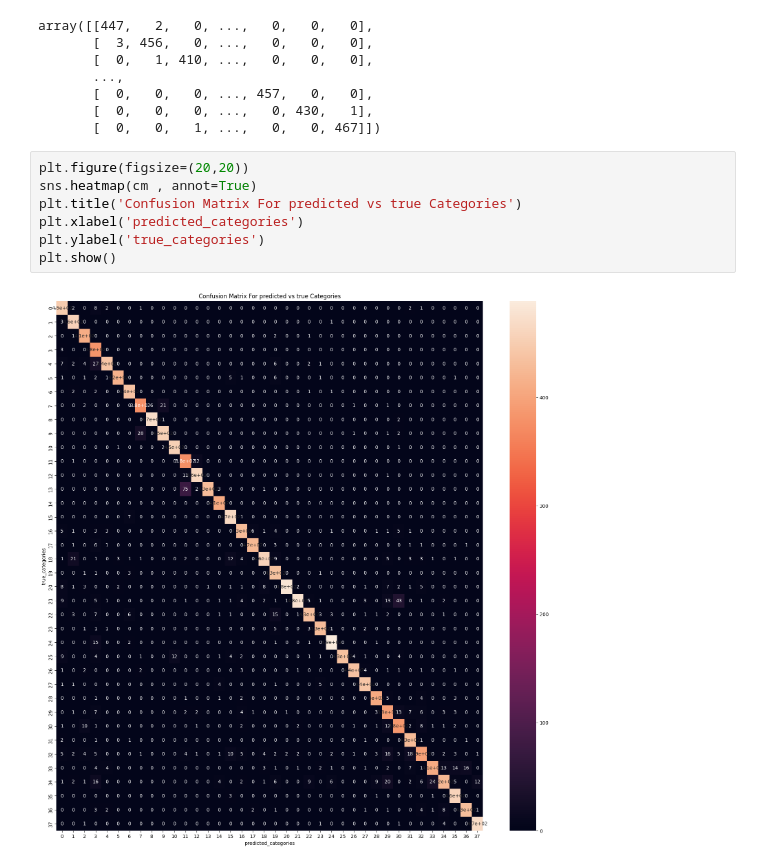
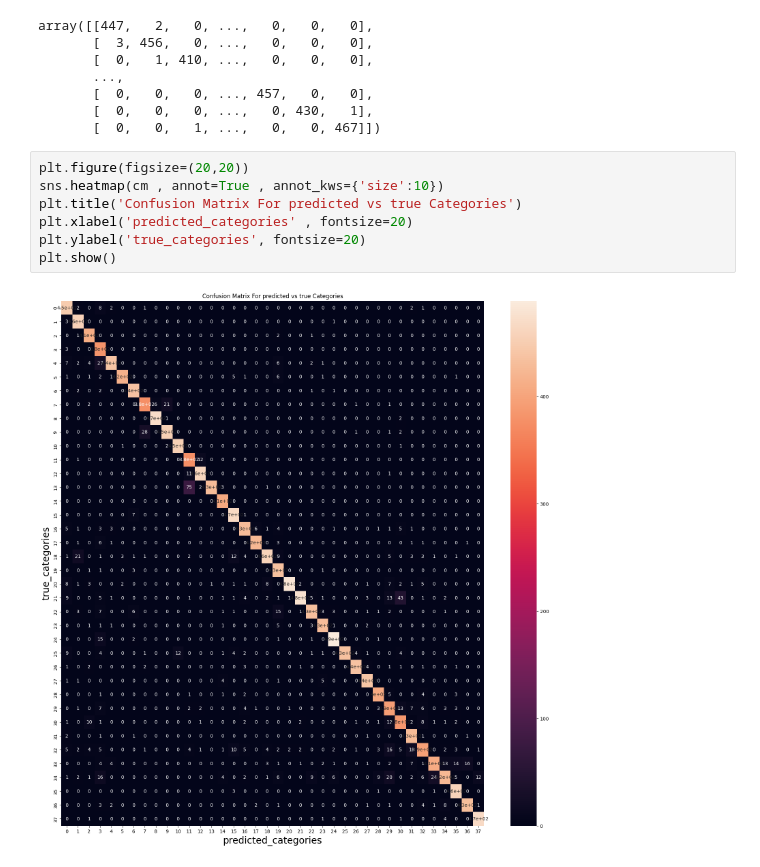
Before and after one commit to nightitachi/New-Plant-Diseases-Dataset, a Jupyter notebook: New_Plant_Diseases_Dataset.ipynb, the cells around one changed output. Cells and saved outputs as stored; diff of their text form.

```diff
--- a/New_Plant_Diseases_Dataset.ipynb
+++ b/New_Plant_Diseases_Dataset.ipynb
@@ -361,10 +361,10 @@ array([[447,   2,   0, ...,   0,   0,   0],
        [  0,   0,   1, ...,   0,   0, 467]])
 # %%
 plt.figure(figsize=(20,20))
-sns.heatmap(cm , annot=True)
+sns.heatmap(cm , annot=True , annot_kws={'size':10})
 plt.title('Confusion Matrix For predicted vs true Categories')
-plt.xlabel('predicted_categories')
-plt.ylabel('true_categories')
+plt.xlabel('predicted_categories' , fontsize=20)
+plt.ylabel('true_categories', fontsize=20)
 plt.show()
 # %% [output]
-[figure, old version]
+[figure, new version]
```
